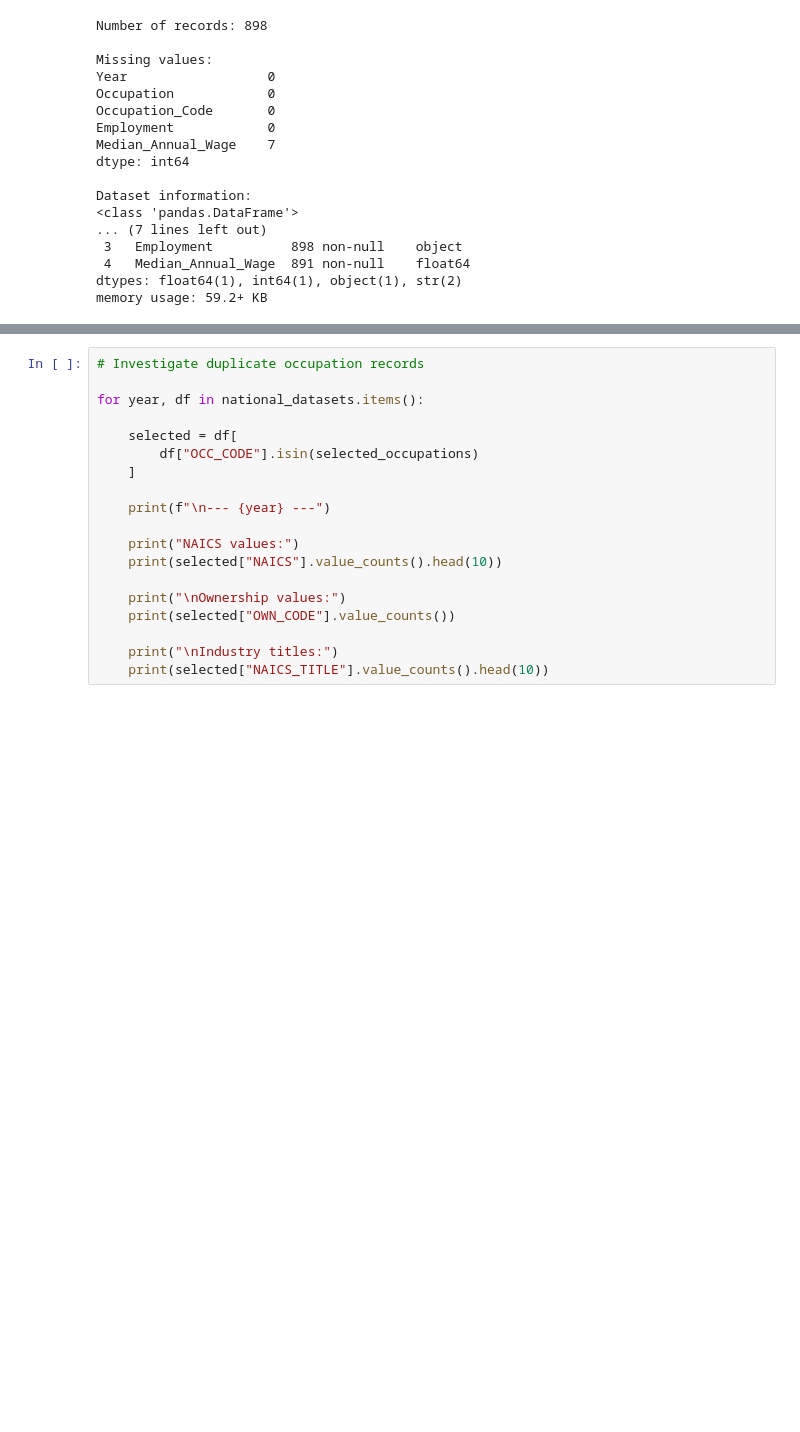
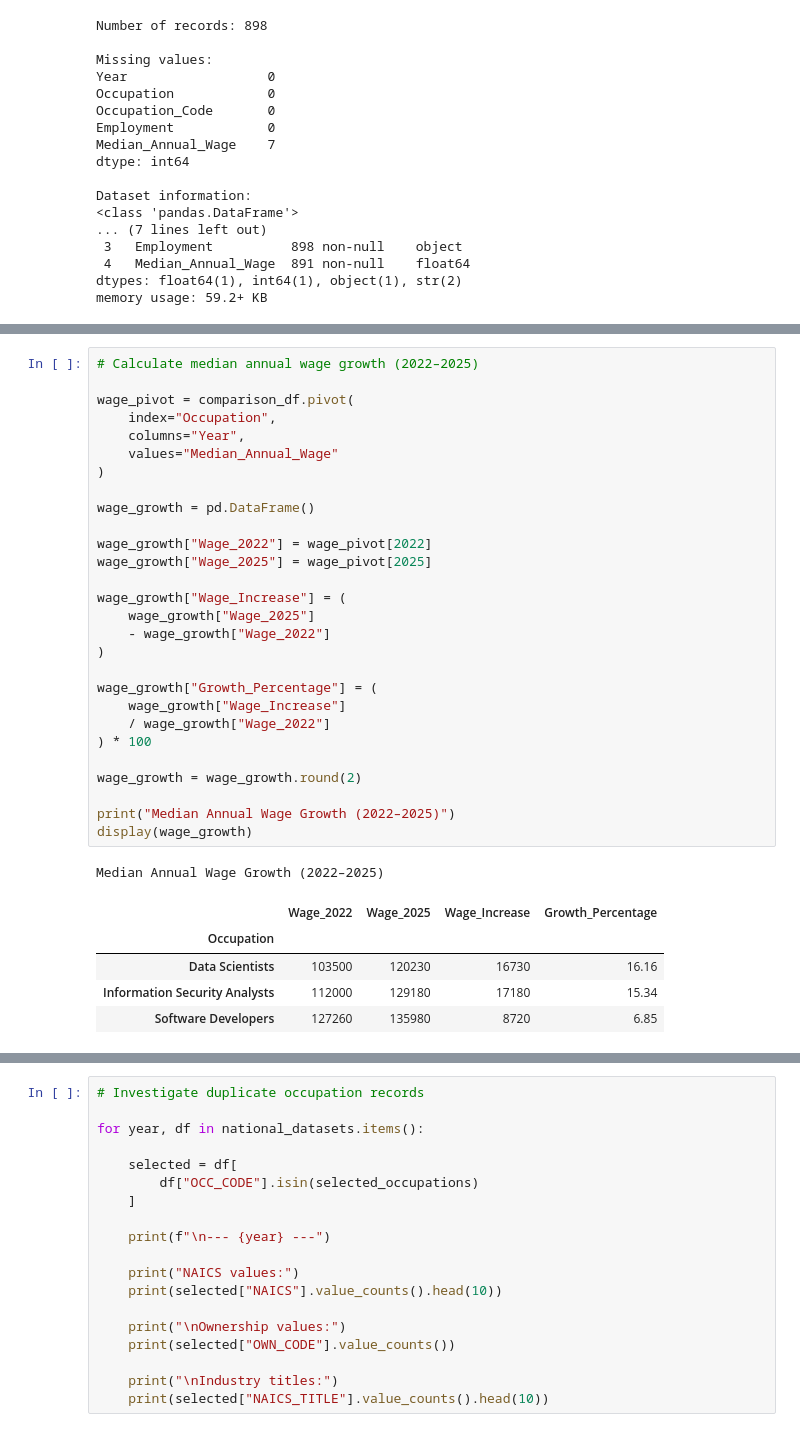
Before and after one commit to Onyinyechukwu24/AIEmployment-Visualisation-2023078, a Jupyter notebook: AI_Employment_Visualisation_ .ipynb, the cells around one changed output, grey strips where cells are left out. Saved outputs shown, nothing was run; the diff lists cells and outputs as text; blank space fills up the shorter version.

```diff
--- a/AI_Employment_Visualisation_ .ipynb
+++ b/AI_Employment_Visualisation_ .ipynb
@@ -195,0 +330,35 @@ memory usage: 59.2+ KB
+# %%
+# Calculate median annual wage growth (2022–2025)
+
+wage_pivot = comparison_df.pivot(
+    index="Occupation",
+    columns="Year",
+    values="Median_Annual_Wage"
+)
+
+wage_growth = pd.DataFrame()
+
+wage_growth["Wage_2022"] = wage_pivot[2022]
+wage_growth["Wage_2025"] = wage_pivot[2025]
+
+wage_growth["Wage_Increase"] = (
+    wage_growth["Wage_2025"]
+    - wage_growth["Wage_2022"]
+)
+
+wage_growth["Growth_Percentage"] = (
+    wage_growth["Wage_Increase"]
+    / wage_growth["Wage_2022"]
+) * 100
+
+wage_growth = wage_growth.round(2)
+
+print("Median Annual Wage Growth (2022–2025)")
+display(wage_growth)
+# %% [output]
+Median Annual Wage Growth (2022–2025)
+|  | Wage_2022 | Wage_2025 | Wage_Increase | Growth_Percentage |
+| Occupation |  |  |  |  |
+| Data Scientists | 103500 | 120230 | 16730 | 16.16 |
+| Information Security Analysts | 112000 | 129180 | 17180 | 15.34 |
+| Software Developers | 127260 | 135980 | 8720 | 6.85 |
```
Also changed, not shown: parts of 9 cells of this notebook.
